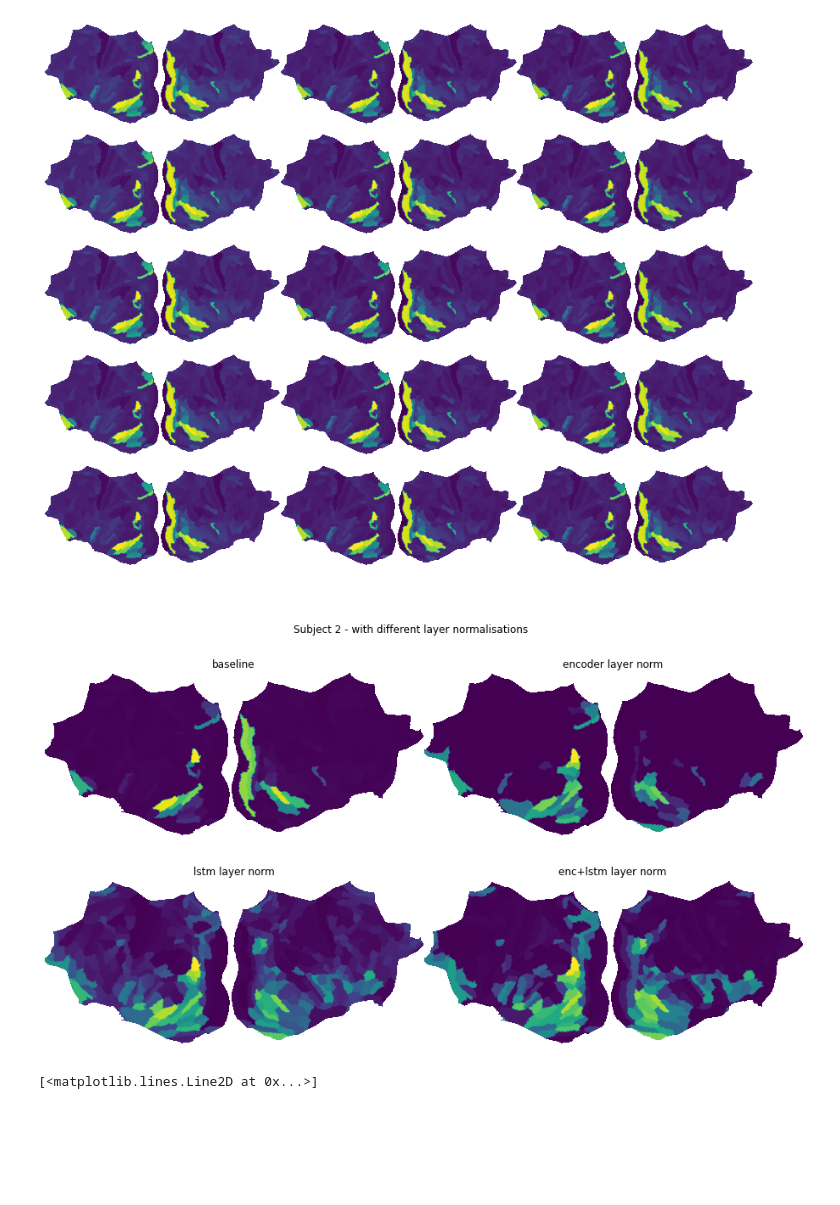
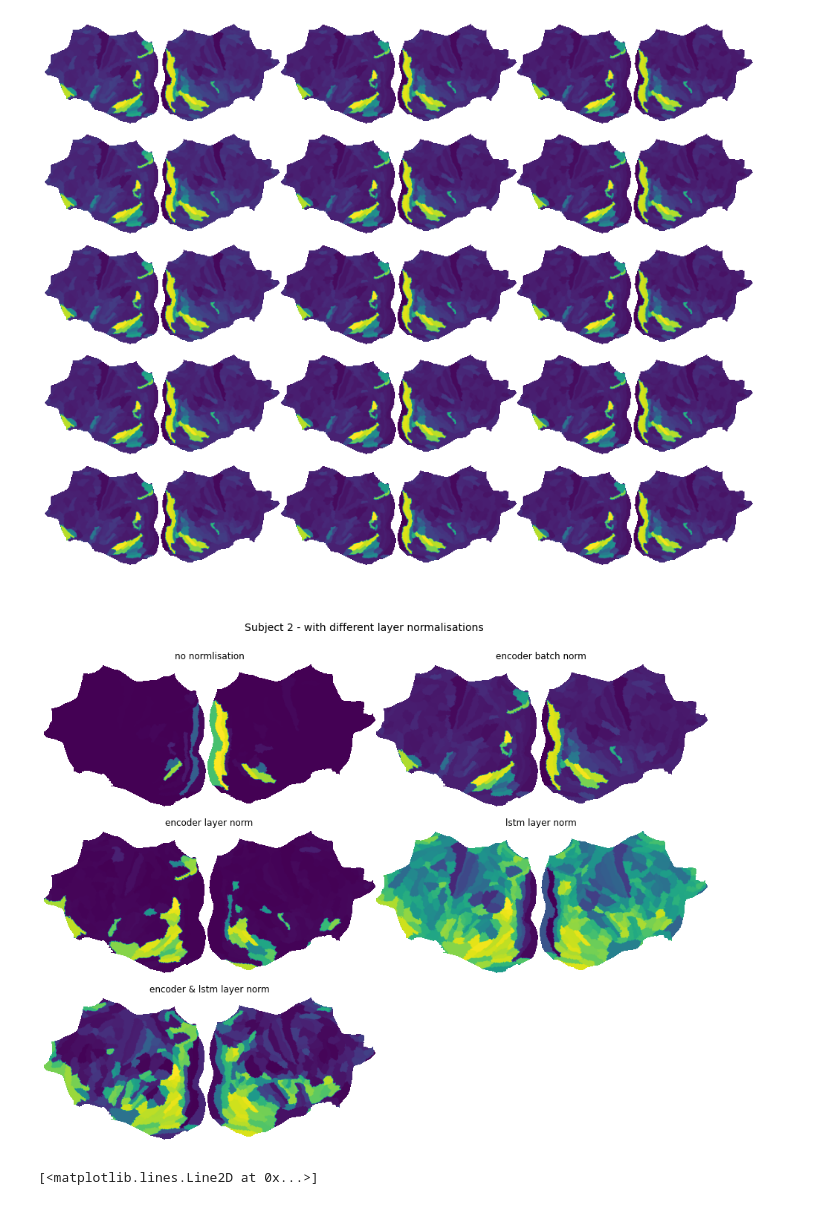
Before and after one commit to seang123/Masters-Thesis2, a Jupyter notebook: notebooks/attn_maps.ipynb, the cells around one changed output. Cells and saved outputs as stored; diff of their text form; code cells hidden in the pictures; blank space fills up the shorter version.

```diff
--- a/notebooks/attn_maps.ipynb
+++ b/notebooks/attn_maps.ipynb
@@ -262,35 +264,52 @@ plt.show()
 # %% [output]
 [figure]
 # %%
-interests = ['subject_2_baseline2',
-             'subject_2_dense_layer_norm',
-             'subject_2_lstm_layer_norm',
-             'subject_2_both_layer_norm',
-#              'all_subjects_baseline',
-#              'all_subjects',
-             ]
-names = ['baseline',
-         'encoder layer norm',
-         'lstm layer norm',
-         'enc+lstm layer norm',
-#          'baseline',
-#          'enc+lstm layer norm',
-         ]
+interests = [
+    'subject_2_no_norm',
+    'subject_2_baseline2',
+    'subject_2_dense_layer_norm',
+    'subject_2_lstm_layer_norm',
+    'subject_2_both_layer_norm',
+#   'all_subjects_baseline',
+#   'all_subjects',
+]
+
+names = [
+    'no normlisation',
+    'encoder batch norm',
+    'encoder layer norm',
+    'lstm layer norm',
+    'encoder & lstm layer norm',
+#   'baseline',
+#   'enc+lstm layer norm',
+]
 
 
-fig, axs = plt.subplots(2,2, figsize=(16,9))
+fig, axs = plt.subplots(3,2, figsize=(16,12))
 for i, ax in enumerate(axs.flatten()):
-    d = get_flatmap(generate_plot(np.mean(data[interests[i]], axis=(0,1))))[0]
-    ax.imshow(d)
-    ax.set_title(f"{names[i]}")
+
+    try:
+        if interests[i] == 'subject_2_no_norm':
+            temp = np.squeeze(np.load("/home/hpcgies1/rds/hpc-work/NIC/Log/subject_2_no_norm/eval_out/attention_scores_46.npy"), axis=-1)
+            temp = np.log(temp)
+            d = get_flatmap(generate_plot(np.mean(temp, axis=(0,1))))[0]
+        else:
+            d = np.mean(data[interests[i]], axis=(0,1))
+            d = np.log(d)
+            d = get_flatmap(generate_plot(d))[0]
+        ax.imshow(d)
+        ax.set_title(f"{names[i]}")
+    except IndexError as e:
+        pass
     ax.axis('off')
 
-plt.subplots_adjust(wspace=0, hspace=0)
-plt.suptitle("\n\nSubject 2 - with different layer normalisations")
-# plt.savefig(f"{home_dir}/Plots/different_attn_maps_sub2.png", bbox_inches='tight')
+plt.subplots_adjust(wspace=0, hspace=0.1)
+# plt.tight_layout()
+plt.suptitle("\n\nSubject 2 - with different layer normalisations", fontsize=14)
+# plt.savefig(f"{home_dir}/Plots/different_attn_maps_sub2_log_transform.png", bbox_inches='tight')
 plt.show()
 # %% [output]
-[figure, old version]
+[figure, new version]
 # %%
 temp = np.mean(data['subject_2_both_layer_norm'], axis=(0,1))
 temp_idx = np.argsort(temp)[::-1]
```
Also changed, not shown: parts of 6 cells of this notebook, 17 other files.
